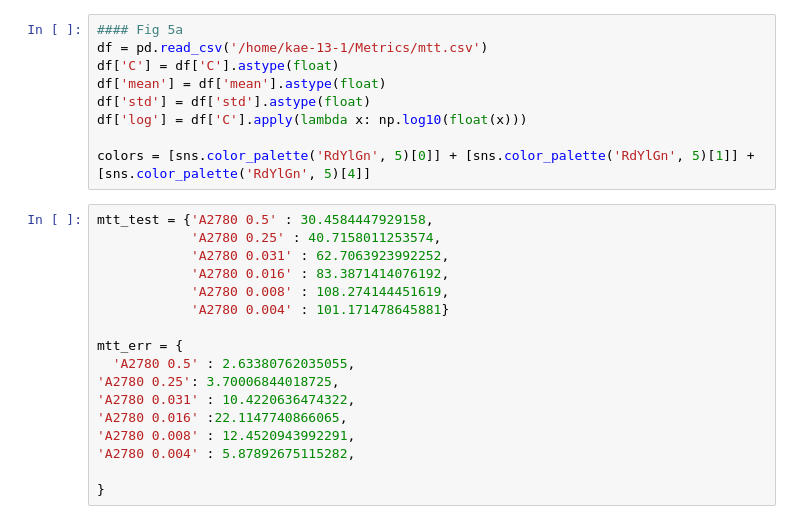
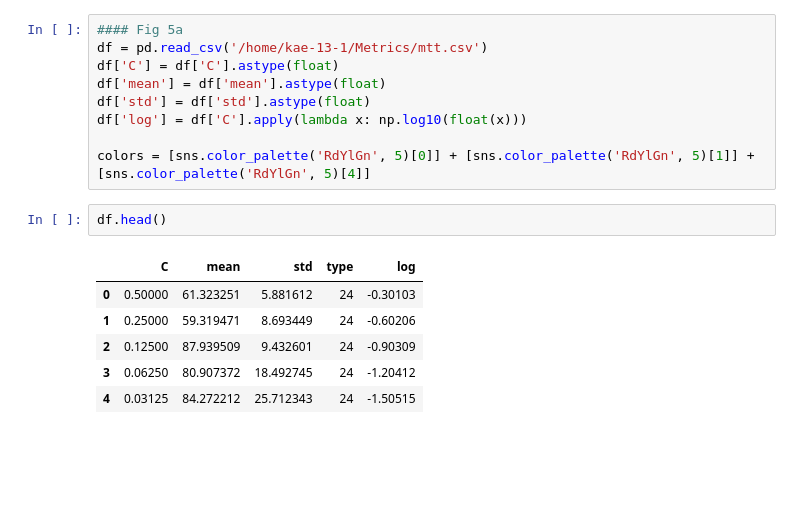
Before and after one commit to kazakova/Metrics, a Jupyter notebook: article_figures.ipynb, the cells around one changed output. Saved outputs shown, nothing was run; the diff lists cells and outputs as text; blank space fills up the shorter version.

```diff
--- a/article_figures.ipynb
+++ b/article_figures.ipynb
@@ -748,23 +642,15 @@ df['std'] = df['std'].astype(float)
 df['log'] = df['C'].apply(lambda x: np.log10(float(x)))
 
 colors = [sns.color_palette('RdYlGn', 5)[0]] + [sns.color_palette('RdYlGn', 5)[1]] + [sns.color_palette('RdYlGn', 5)[4]]
-# %%
-mtt_test = {'A2780 0.5' : 30.4584447929158,
-            'A2780 0.25' : 40.7158011253574,
-            'A2780 0.031' : 62.7063923992252,
-            'A2780 0.016' : 83.3871414076192,
-            'A2780 0.008' : 108.274144451619,
-            'A2780 0.004' : 101.171478645881}
-
-mtt_err = {
-  'A2780 0.5' : 2.63380762035055,
-'A2780 0.25': 3.70006844018725,
-'A2780 0.031' : 10.4220636474322,
-'A2780 0.016' :22.1147740866065,
-'A2780 0.008' : 12.4520943992291,
-'A2780 0.004' : 5.87892675115282,
-
-}
+# %%
+df.head()
+# %% [output]
+|  | C | mean | std | type | log |
+| 0 | 0.50000 | 61.323251 | 5.881612 | 24 | -0.30103 |
+| 1 | 0.25000 | 59.319471 | 8.693449 | 24 | -0.60206 |
+| 2 | 0.12500 | 87.939509 | 9.432601 | 24 | -0.90309 |
+| 3 | 0.06250 | 80.907372 | 18.492745 | 24 | -1.20412 |
+| 4 | 0.03125 | 84.272212 | 25.712343 | 24 | -1.50515 |
 # %%
 cm = 1/2.54
 def func(t, b, bline):
```
Also changed, not shown: parts of 29 cells of this notebook.
